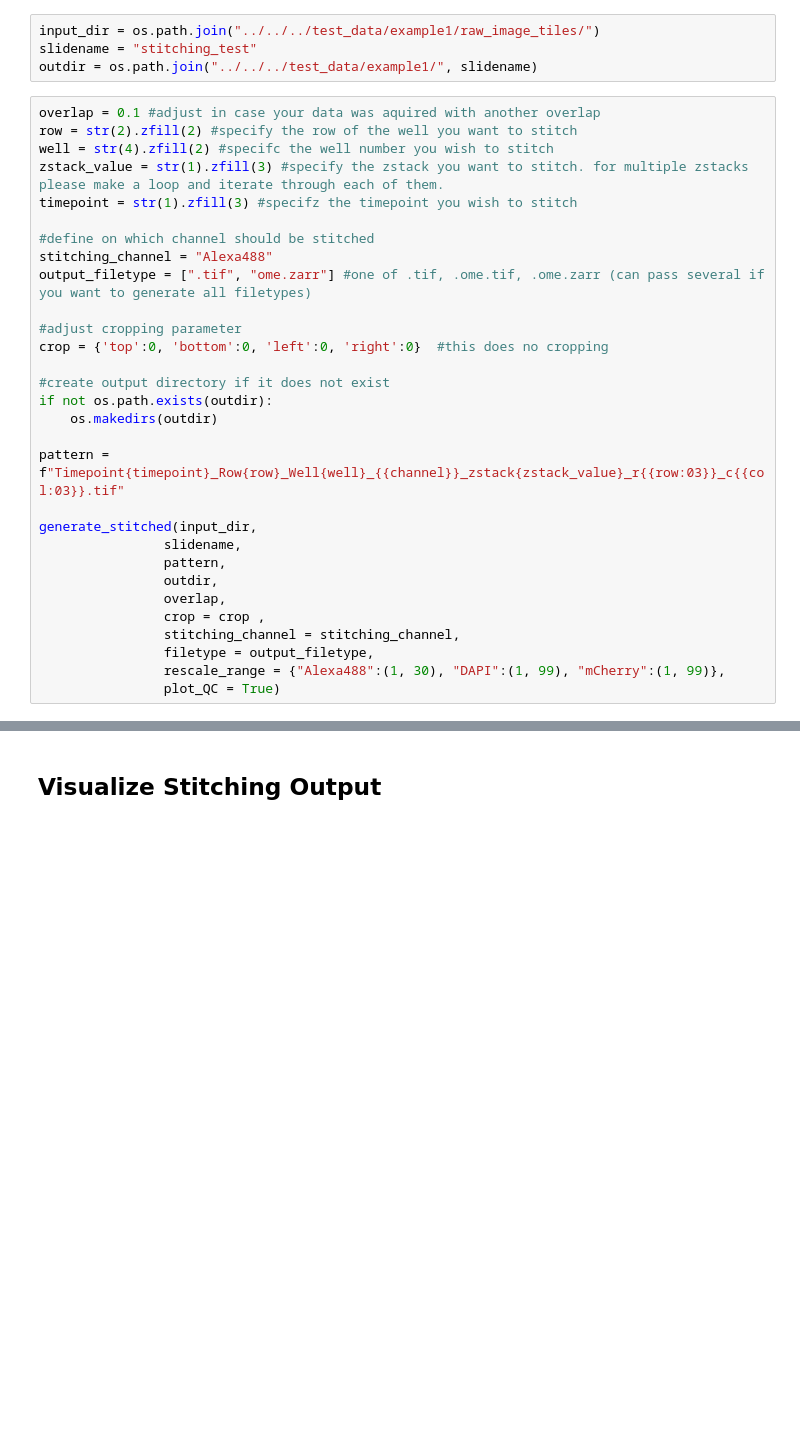
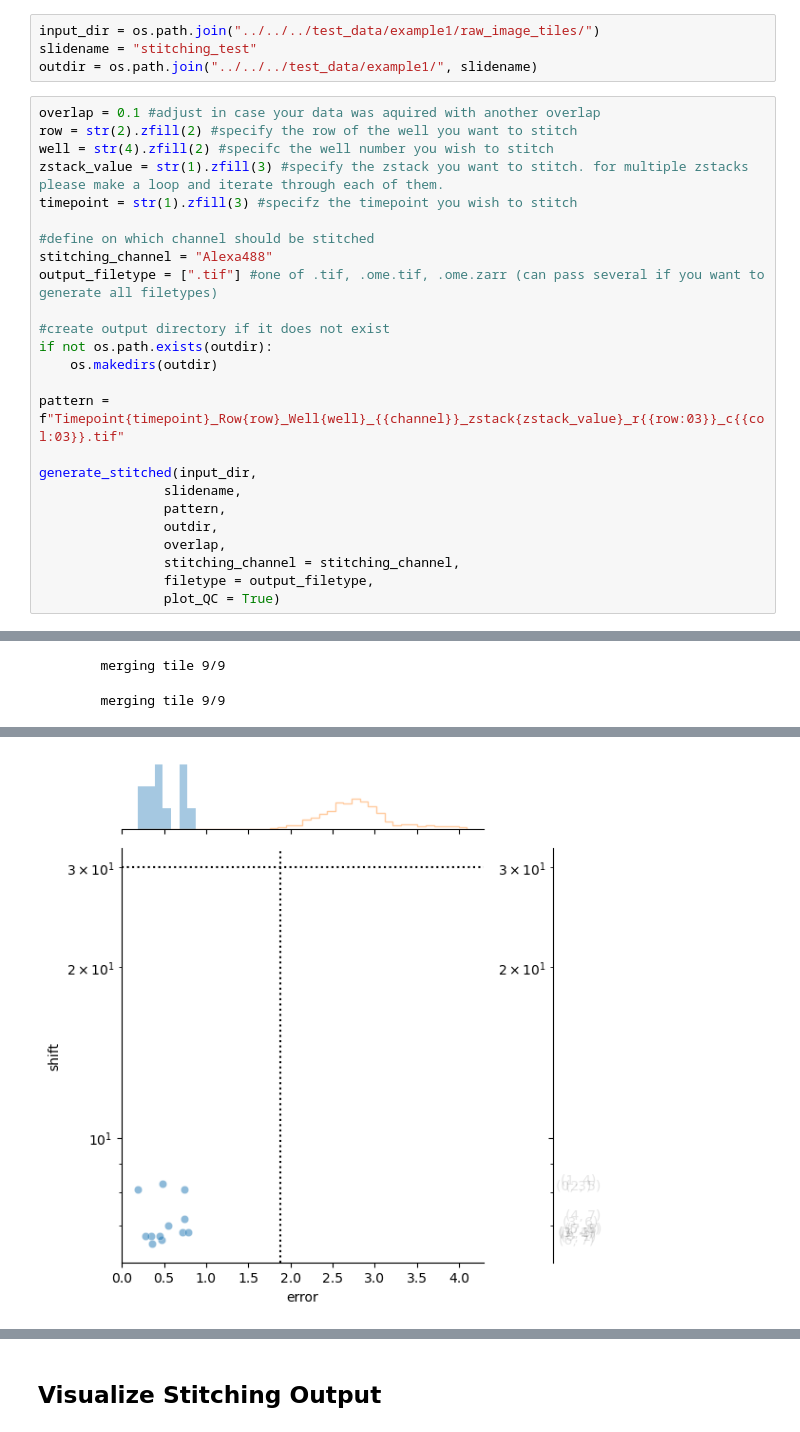
Before and after one commit to MannLabs/SPARCStools, a Jupyter notebook: docs_source/pages/notebooks/example_stitching_notebook.ipynb, the cells around one changed output, grey strips where cells are left out. Drawn from its saved outputs; the diff is of its cells as text; blank space fills up the shorter version.

Commit message:
remove all custom ashlar implemented code
this is a working implementation which wraps base ashlar functions to generate a stitched image

```diff
--- a/docs_source/pages/notebooks/example_stitching_notebook.ipynb
+++ b/docs_source/pages/notebooks/example_stitching_notebook.ipynb
@@ -17,10 +16,7 @@ timepoint = str(1).zfill(3) #specifz the timepoint you wish to stitch
 
 #define on which channel should be stitched
 stitching_channel = "Alexa488"
-output_filetype = [".tif", "ome.zarr"] #one of .tif, .ome.tif, .ome.zarr (can pass several if you want to generate all filetypes)
-
-#adjust cropping parameter
-crop = {'top':0, 'bottom':0, 'left':0, 'right':0}  #this does no cropping
+output_filetype = [".tif"] #one of .tif, .ome.tif, .ome.zarr (can pass several if you want to generate all filetypes)
 
 #create output directory if it does not exist
 if not os.path.exists(outdir):
@@ -33,8 +29,7 @@ generate_stitched(input_dir,
                 pattern,
                 outdir,
                 overlap,
-                crop = crop ,
                 stitching_channel = stitching_channel,
                 filetype = output_filetype,
-                rescale_range = {"Alexa488":(1, 30), "DAPI":(1, 99), "mCherry":(1, 99)},
                 plot_QC = True)
+# %% [output]
@@ -40,0 +59,2 @@ generate_stitched(input_dir,
+        merging tile 9/9
+        merging tile 9/9
@@ -40,0 +64 @@ generate_stitched(input_dir,
+[figure, added]
```
Also changed, not shown: parts of 3 cells of this notebook, 2 other files.
